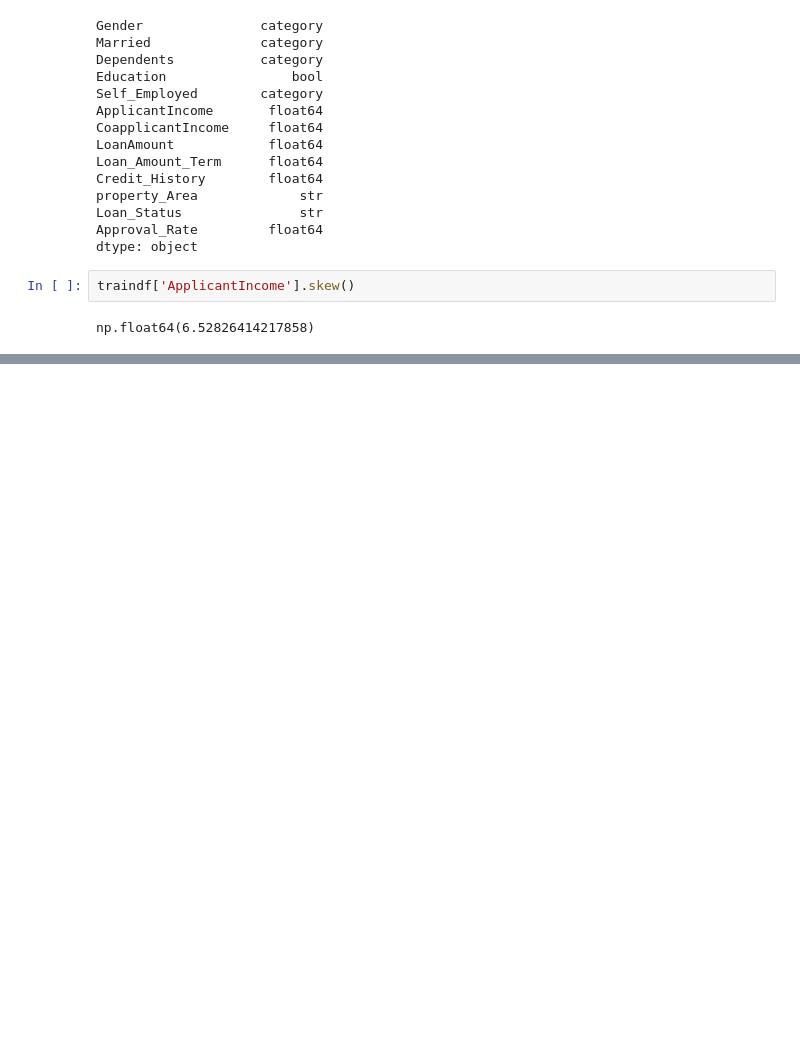
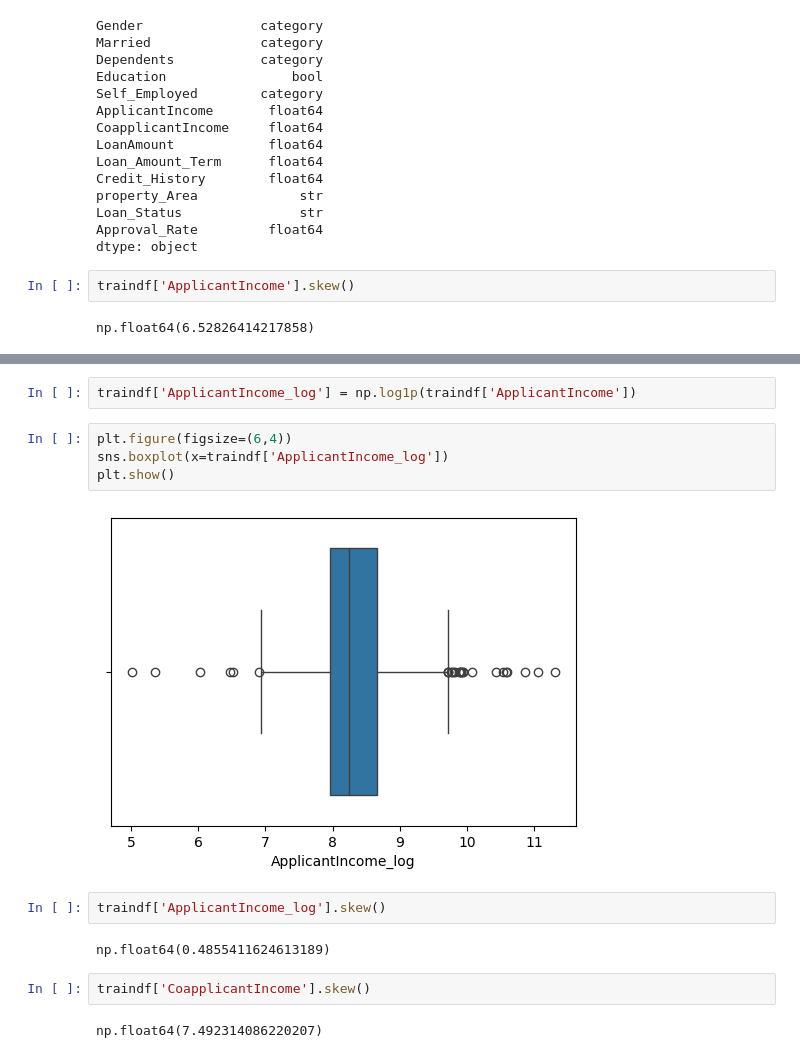
Before and after one commit to LCCHoong/pypy, a Jupyter notebook: testing.ipynb, the cells around one changed output, grey strips where cells are left out. Drawn from its saved outputs; the diff is of its cells as text; blank space fills up the shorter version.

```diff
--- a/testing.ipynb
+++ b/testing.ipynb
@@ -253,0 +412,16 @@ np.float64(6.52826414217858)
+# %%
+traindf['ApplicantIncome_log'] = np.log1p(traindf['ApplicantIncome'])
+# %%
+plt.figure(figsize=(6,4))
+sns.boxplot(x=traindf['ApplicantIncome_log'])
+plt.show()
+# %% [output]
+[figure, added]
+# %%
+traindf['ApplicantIncome_log'].skew()
+# %% [output]
+np.float64(0.4855411624613189)
+# %%
+traindf['CoapplicantIncome'].skew()
+# %% [output]
+np.float64(7.492314086220207)
```
Also changed, not shown: parts of 32 cells of this notebook.
